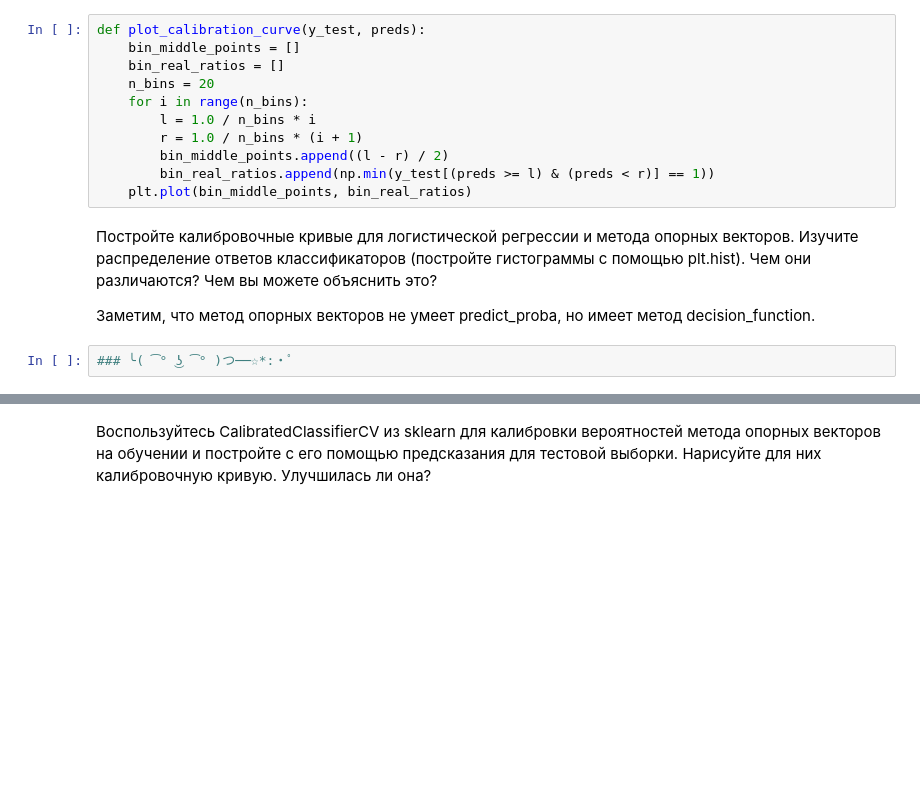
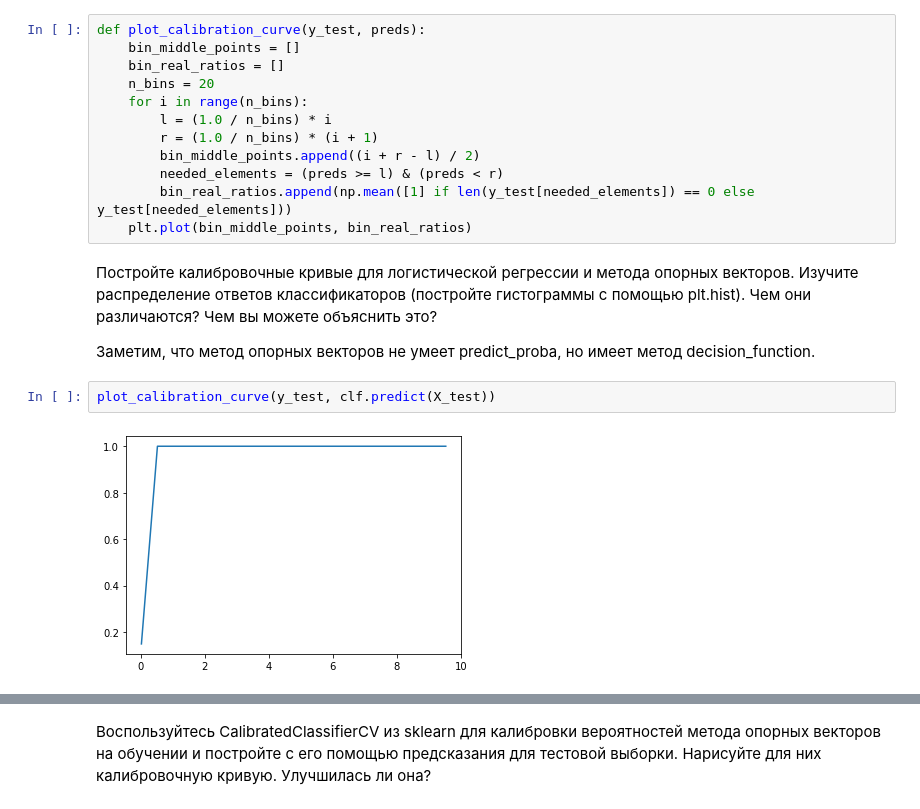
Before and after one commit to dep-810b-studs/machine-learning, a Jupyter notebook: task_02/homework-practice-04.ipynb, the cells around one changed output, grey strips where cells are left out. Saved outputs shown, nothing was run; the diff lists cells and outputs as text; blank space fills up the shorter version.

```diff
--- a/task_02/homework-practice-04.ipynb
+++ b/task_02/homework-practice-04.ipynb
@@ -99,14 +139,17 @@ def plot_calibration_curve(y_test, preds):
     bin_real_ratios = []
     n_bins = 20
     for i in range(n_bins):
-        l = 1.0 / n_bins * i
-        r = 1.0 / n_bins * (i + 1)
-        bin_middle_points.append((l - r) / 2)
-        bin_real_ratios.append(np.min(y_test[(preds >= l) & (preds < r)] == 1))
+        l = (1.0 / n_bins) * i
+        r = (1.0 / n_bins) * (i + 1)
+        bin_middle_points.append((i + r - l) / 2)
+        needed_elements = (preds >= l) & (preds < r)
+        bin_real_ratios.append(np.mean([1] if len(y_test[needed_elements]) == 0 else y_test[needed_elements]))
     plt.plot(bin_middle_points, bin_real_ratios)
 # %% [markdown]
 Постройте калибровочные кривые для логистической регрессии и метода опорных векторов. Изучите распределение ответов классификаторов (постройте гистограммы с помощью plt.hist). Чем они различаются? Чем вы можете объяснить это?
 
 Заметим, что метод опорных векторов не умеет predict_proba, но имеет метод decision_function.
-# %%
-### ╰( ͡° ͜ʖ ͡° )つ──☆*:・ﾟ
+# %%
+plot_calibration_curve(y_test, clf.predict(X_test))
+# %% [output]
+[figure, added]
```
Also changed, not shown: parts of 72 cells of this notebook, 2 other files.
